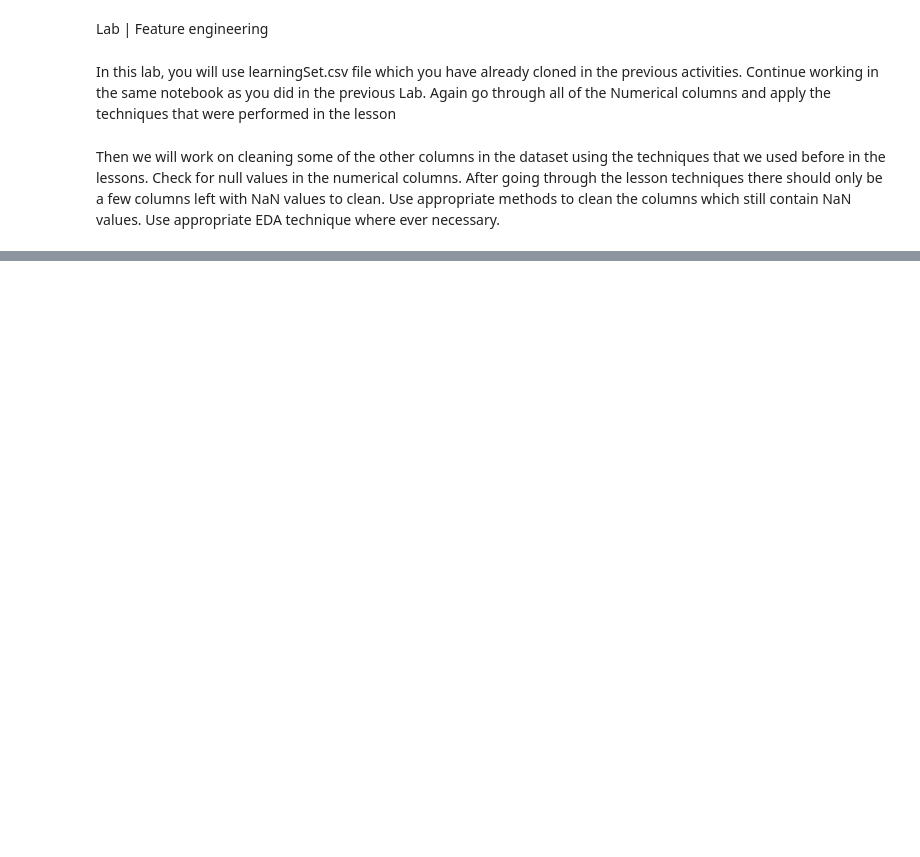
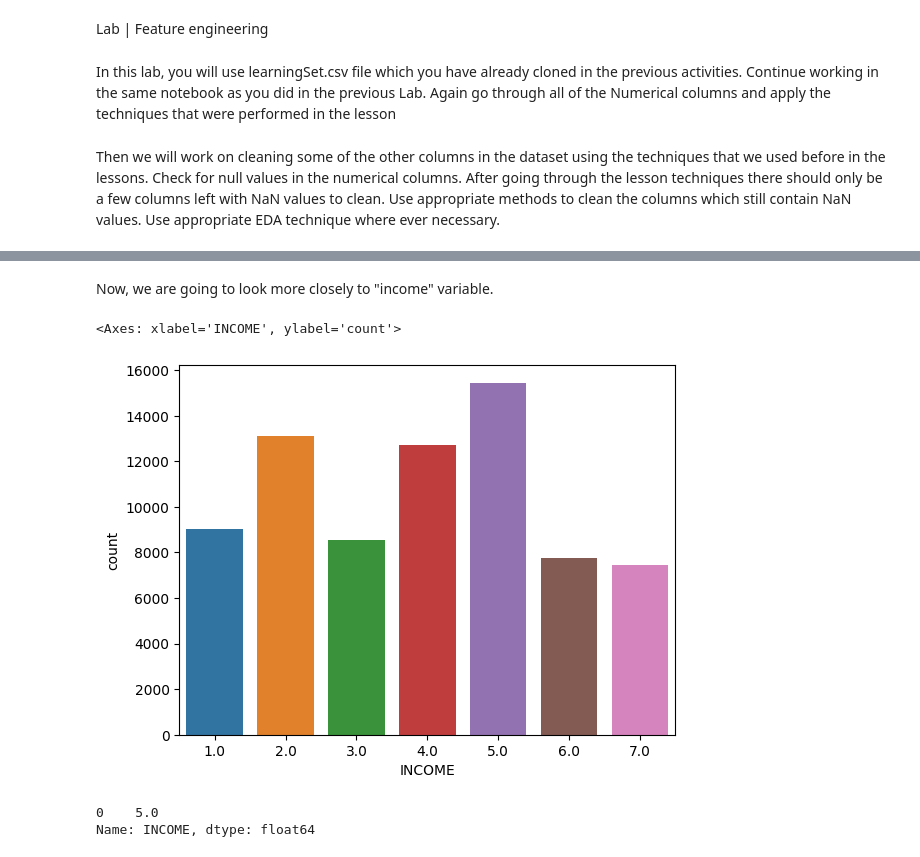
Before and after one commit to NURIAT83/lab-revisiting-machine-learning, a Jupyter notebook: Revisiting_Machine_Learning_Case_Study.ipynb, the cells around one changed output, grey strips where cells are left out. Cells and saved outputs as stored; diff of their text form; code cells hidden in the pictures; blank space fills up the shorter version.

```diff
--- a/Revisiting_Machine_Learning_Case_Study.ipynb
+++ b/Revisiting_Machine_Learning_Case_Study.ipynb
@@ -217,0 +313,15 @@ Use appropriate EDA technique where ever necessary.
+# %%
+data_num["AGE"]=data_num["AGE"].fillna(value=62)
+# %% [markdown]
+Now, we are going to look more closely to "income" variable.
+# %%
+sns.countplot(x="INCOME",data=data_num)
+# %% [output]
+<Axes: xlabel='INCOME', ylabel='count'>
+[figure, added]
+# %%
+
+data_num["INCOME"].mode()
+# %% [output]
+0    5.0
+Name: INCOME, dtype: float64
```
Also changed, not shown: parts of 81 cells of this notebook.
